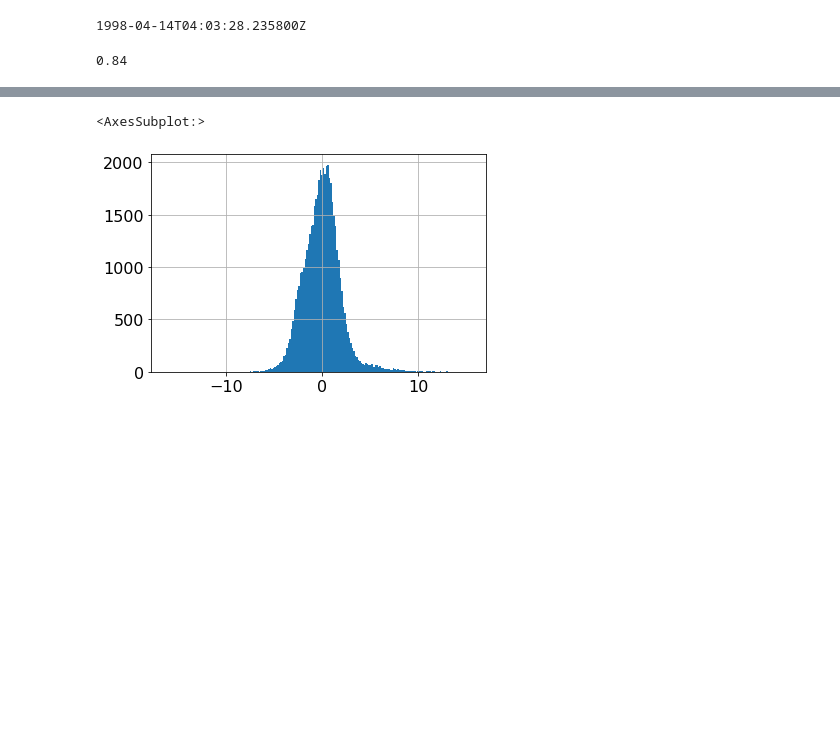
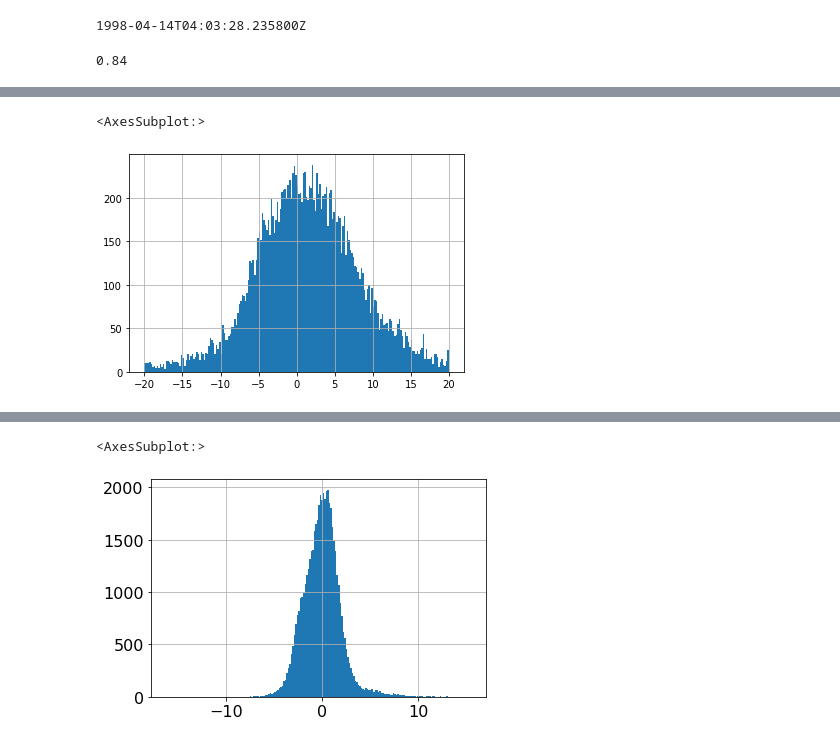
Before and after one commit to Jun1453/phasepick, a Jupyter notebook: predict.ipynb, the cells around one changed output, grey strips where cells are left out. Saved outputs shown, nothing was run; the diff lists cells and outputs as text; code cells hidden in the pictures; blank space fills up the shorter version.

```diff
--- a/predict.ipynb
+++ b/predict.ipynb
@@ -764,3 +844,13 @@ plt.show()
+# %%
+x = scatter_table['anomaly_org'].values
+y = scatter_table['anomaly'].values
+r = scatter_table['probability'].values
+
+yy = pd.Series(y)
+yy.hist(bins=200)
+# %% [output]
+<AxesSubplot:>
+[figure, added]
 # %%
 x = scatter_table['anomaly_org'].values
 y = scatter_table['anomaly'].values
```
Also changed, not shown: parts of 15 cells of this notebook, 4 other files.
